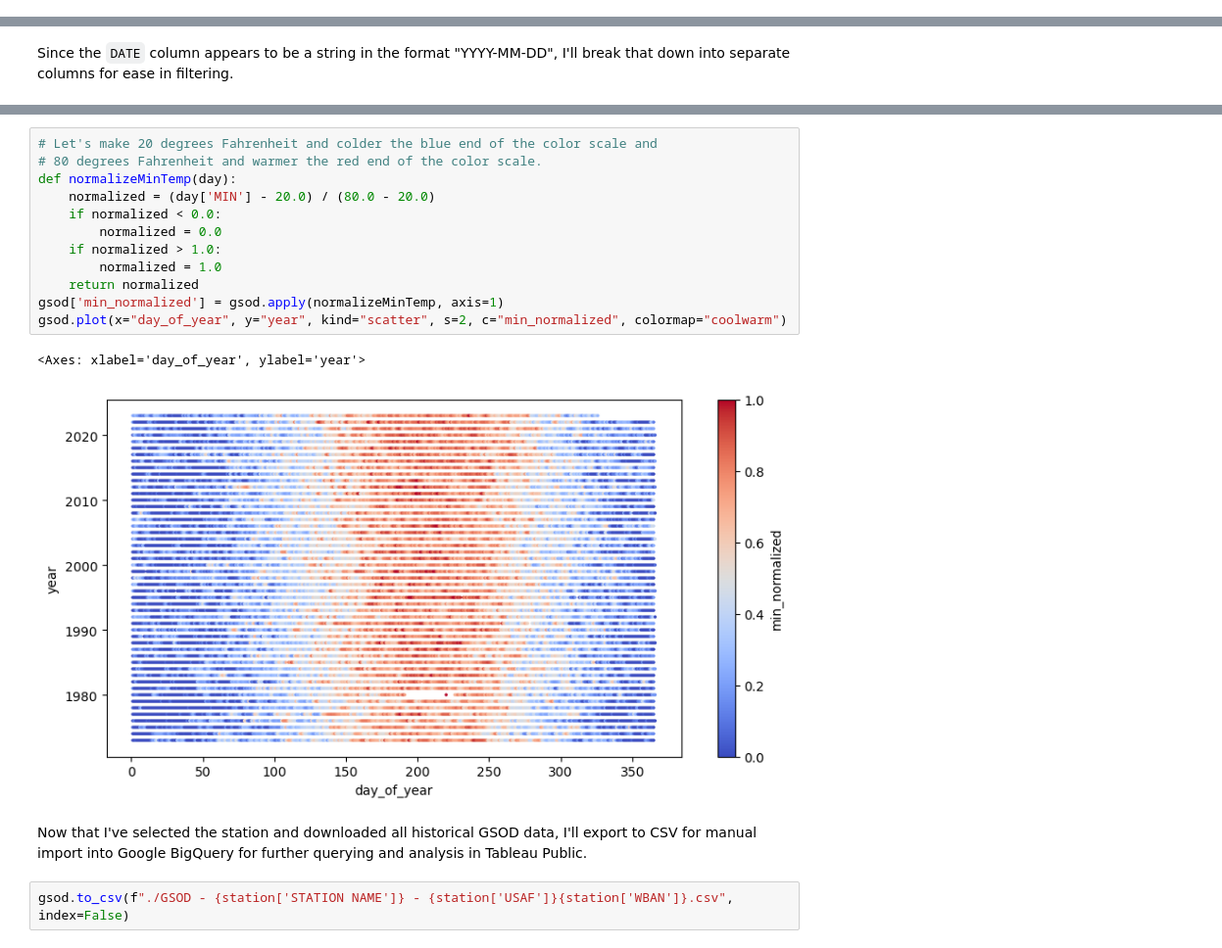
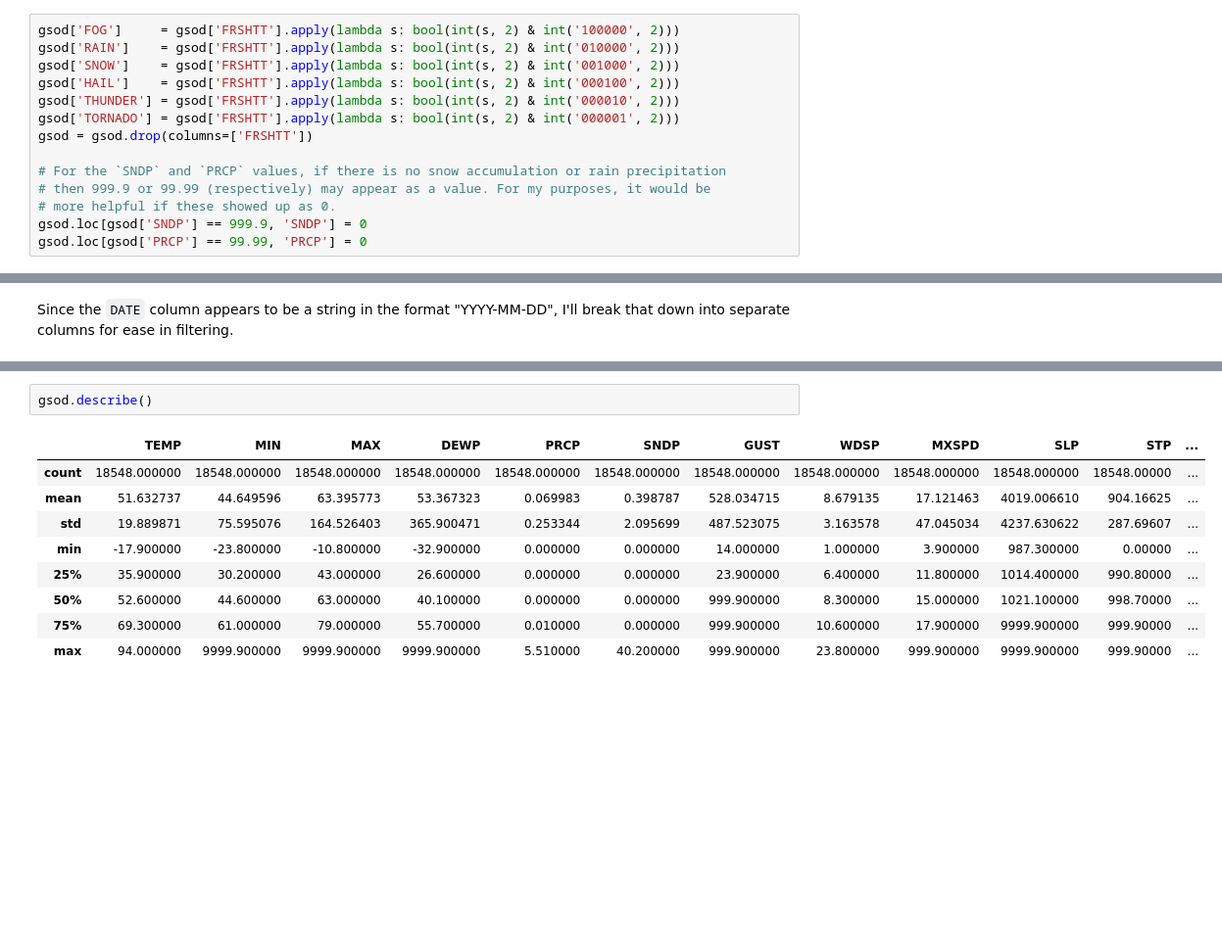
Before and after one commit to nrrb/weatherfeel, a Jupyter notebook: ColdChicago.ipynb, the cells around one changed output, grey strips where cells are left out. Shown at 98% size. Cells and saved outputs as stored; diff of their text form; blank space fills up the shorter version.

```diff
--- a/ColdChicago.ipynb
+++ b/ColdChicago.ipynb
@@ -217,0 +229,14 @@ print(gsod)
+# %%
+gsod['FOG']     = gsod['FRSHTT'].apply(lambda s: bool(int(s, 2) & int('100000', 2)))
+gsod['RAIN']    = gsod['FRSHTT'].apply(lambda s: bool(int(s, 2) & int('010000', 2)))
+gsod['SNOW']    = gsod['FRSHTT'].apply(lambda s: bool(int(s, 2) & int('001000', 2)))
+gsod['HAIL']    = gsod['FRSHTT'].apply(lambda s: bool(int(s, 2) & int('000100', 2)))
+gsod['THUNDER'] = gsod['FRSHTT'].apply(lambda s: bool(int(s, 2) & int('000010', 2)))
+gsod['TORNADO'] = gsod['FRSHTT'].apply(lambda s: bool(int(s, 2) & int('000001', 2)))
+gsod = gsod.drop(columns=['FRSHTT'])
+
+# For the `SNDP` and `PRCP` values, if there is no snow accumulation or rain precipitation
+# then 999.9 or 99.99 (respectively) may appear as a value. For my purposes, it would be
+# more helpful if these showed up as 0.
+gsod.loc[gsod['SNDP'] == 999.9, 'SNDP'] = 0
+gsod.loc[gsod['PRCP'] == 99.99, 'PRCP'] = 0
@@ -244,19 +286,12 @@ print(gsod)
-# %%
-# Let's make 20 degrees Fahrenheit and colder the blue end of the color scale and
-# 80 degrees Fahrenheit and warmer the red end of the color scale.
-def normalizeMinTemp(day):
-    normalized = (day['MIN'] - 20.0) / (80.0 - 20.0)
-    if normalized < 0.0:
-        normalized = 0.0
-    if normalized > 1.0:
-        normalized = 1.0
-    return normalized
-gsod['min_normalized'] = gsod.apply(normalizeMinTemp, axis=1)
-gsod.plot(x="day_of_year", y="year", kind="scatter", s=2, c="min_normalized", colormap="coolwarm")
-# %% [output]
-<Axes: xlabel='day_of_year', ylabel='year'>
-[figure, removed]
-# %% [markdown]
-Now that I've selected the station and downloaded all historical GSOD data, I'll export to CSV for manual import into Google BigQuery for further querying and analysis in Tableau Public.
-# %%
-gsod.to_csv(f"./GSOD - {station['STATION NAME']} - {station['USAF']}{station['WBAN']}.csv", index=False)
+# %%
+gsod.describe()
+# %% [output]
+|  | TEMP | MIN | MAX | DEWP | PRCP | SNDP | GUST | WDSP | MXSPD | SLP | STP | ... |
+| count | 18548.000000 | 18548.000000 | 18548.000000 | 18548.000000 | 18548.000000 | 18548.000000 | 18548.000000 | 18548.000000 | 18548.000000 | 18548.000000 | 18548.00000 | ... |
+| mean | 51.632737 | 44.649596 | 63.395773 | 53.367323 | 0.069983 | 0.398787 | 528.034715 | 8.679135 | 17.121463 | 4019.006610 | 904.16625 | ... |
+| std | 19.889871 | 75.595076 | 164.526403 | 365.900471 | 0.253344 | 2.095699 | 487.523075 | 3.163578 | 47.045034 | 4237.630622 | 287.69607 | ... |
+| min | -17.900000 | -23.800000 | -10.800000 | -32.900000 | 0.000000 | 0.000000 | 14.000000 | 1.000000 | 3.900000 | 987.300000 | 0.00000 | ... |
+| 25% | 35.900000 | 30.200000 | 43.000000 | 26.600000 | 0.000000 | 0.000000 | 23.900000 | 6.400000 | 11.800000 | 1014.400000 | 990.80000 | ... |
+| 50% | 52.600000 | 44.600000 | 63.000000 | 40.100000 | 0.000000 | 0.000000 | 999.900000 | 8.300000 | 15.000000 | 1021.100000 | 998.70000 | ... |
+| 75% | 69.300000 | 61.000000 | 79.000000 | 55.700000 | 0.010000 | 0.000000 | 999.900000 | 10.600000 | 17.900000 | 9999.900000 | 999.90000 | ... |
+| max | 94.000000 | 9999.900000 | 9999.900000 | 9999.900000 | 5.510000 | 40.200000 | 999.900000 | 23.800000 | 999.900000 | 9999.900000 | 999.90000 | ... |
```
Also changed, not shown: parts of 16 cells of this notebook.
